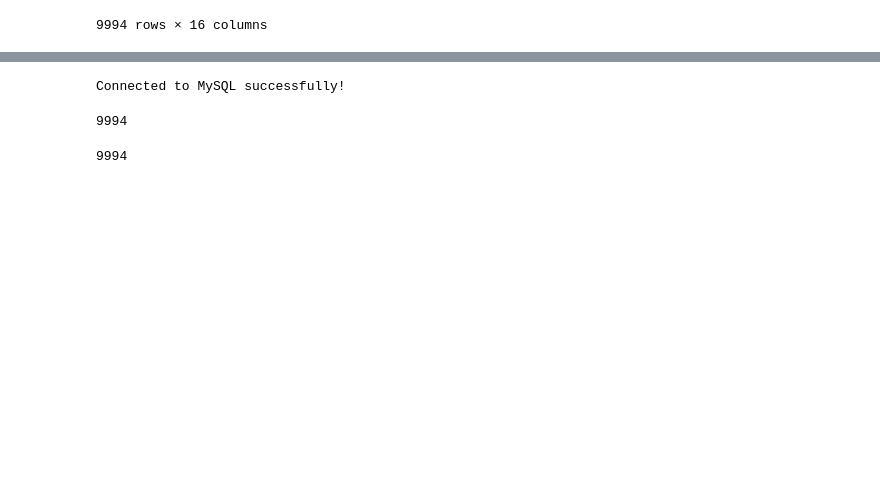
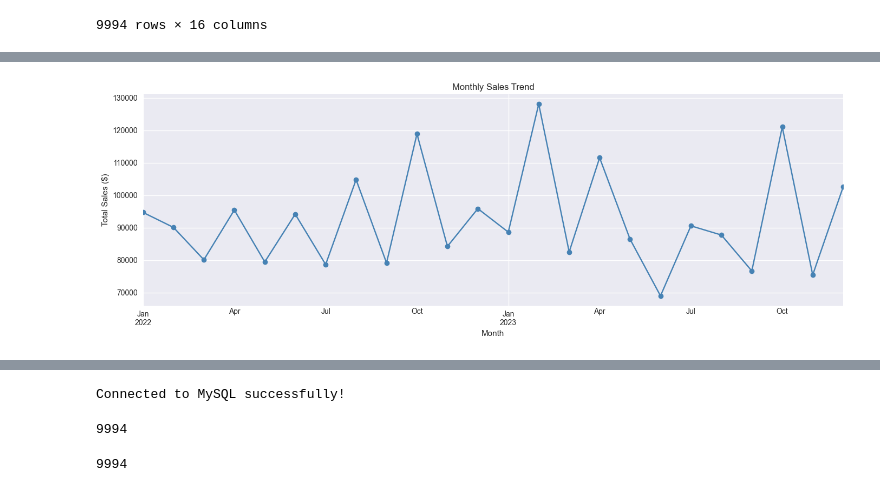
Before and after one commit to rajanshaky/sales-analytic-dashboard, a Jupyter notebook: main.ipynb, the cells around one changed output, grey strips where cells are left out. Cells and saved outputs as stored; diff of their text form; code cells hidden in the pictures; blank space fills up the shorter version.

```diff
--- a/main.ipynb
+++ b/main.ipynb
@@ -245,0 +259,14 @@ df
+# %%
+df['order_date'] = pd.to_datetime(df['segment'].iloc[:,1] if 'order_date' not in df.columns else df['order_date'])
+monthly = df.groupby(df['order_date'].dt.to_period('M'))['sale_price'].sum()
+
+plt.figure(figsize=(14,5))
+monthly.plot(kind='line', color='steelblue', marker='o')
+plt.title('Monthly Sales Trend')
+plt.xlabel('Month')
+plt.ylabel('Total Sales ($)')
+plt.tight_layout()
+plt.savefig('monthly_trend.png', dpi=150, bbox_inches='tight')
+plt.show()
+# %% [output]
+[figure, added]
```
Also changed, not shown: parts of 18 cells of this notebook, 5 other files.
